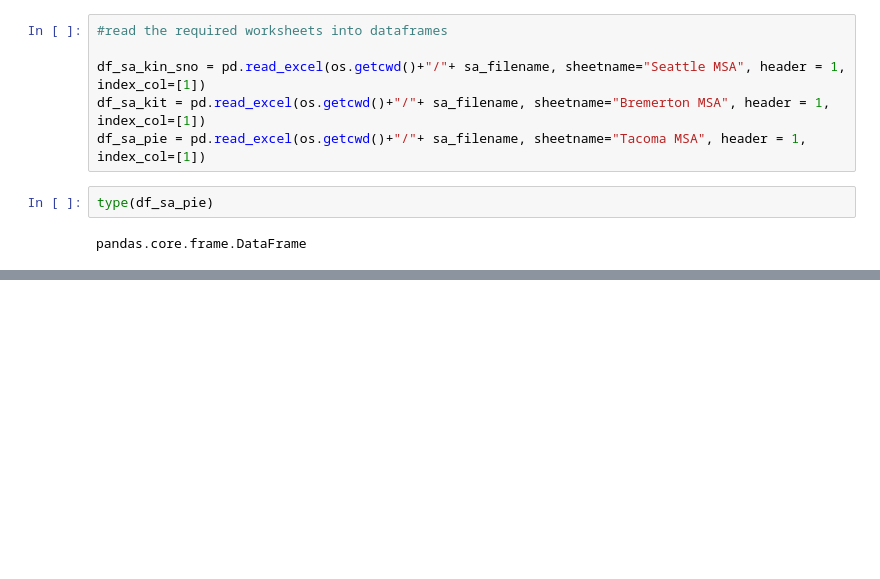
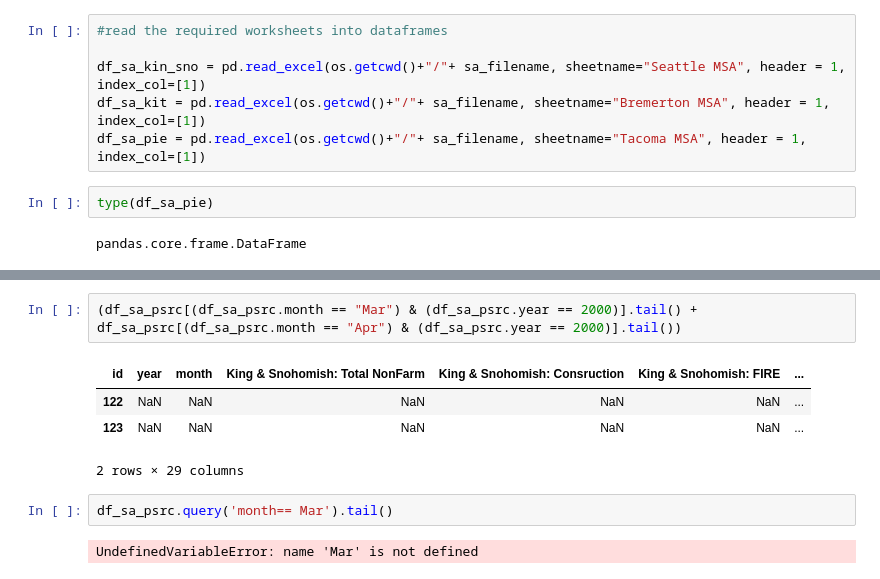
Before and after one commit to jalaljahir/wa_esd_emp, a Jupyter notebook: monthly_emp_update_ESD.ipynb, the cells around one changed output, grey strips where cells are left out. Drawn from its saved outputs; the diff is of its cells as text; blank space fills up the shorter version.

```diff
--- a/monthly_emp_update_ESD.ipynb
+++ b/monthly_emp_update_ESD.ipynb
@@ -355,0 +417,11 @@ dfs["Seattle MSA"].head()
+# %%
+(df_sa_psrc[(df_sa_psrc.month == "Mar") & (df_sa_psrc.year == 2000)].tail() + df_sa_psrc[(df_sa_psrc.month == "Apr") & (df_sa_psrc.year == 2000)].tail())
+# %% [output]
+| id | year | month | King & Snohomish: Total NonFarm | King & Snohomish: Consruction | King & Snohomish: FIRE | ... |
+| 122 | NaN | NaN | NaN | NaN | NaN | ... |
+| 123 | NaN | NaN | NaN | NaN | NaN | ... |
+2 rows × 29 columns
+# %%
+df_sa_psrc.query('month== Mar').tail()
+# %% [output]
+UndefinedVariableError: name 'Mar' is not defined
```
Also changed, not shown: parts of 60 cells of this notebook, 2 other files.
